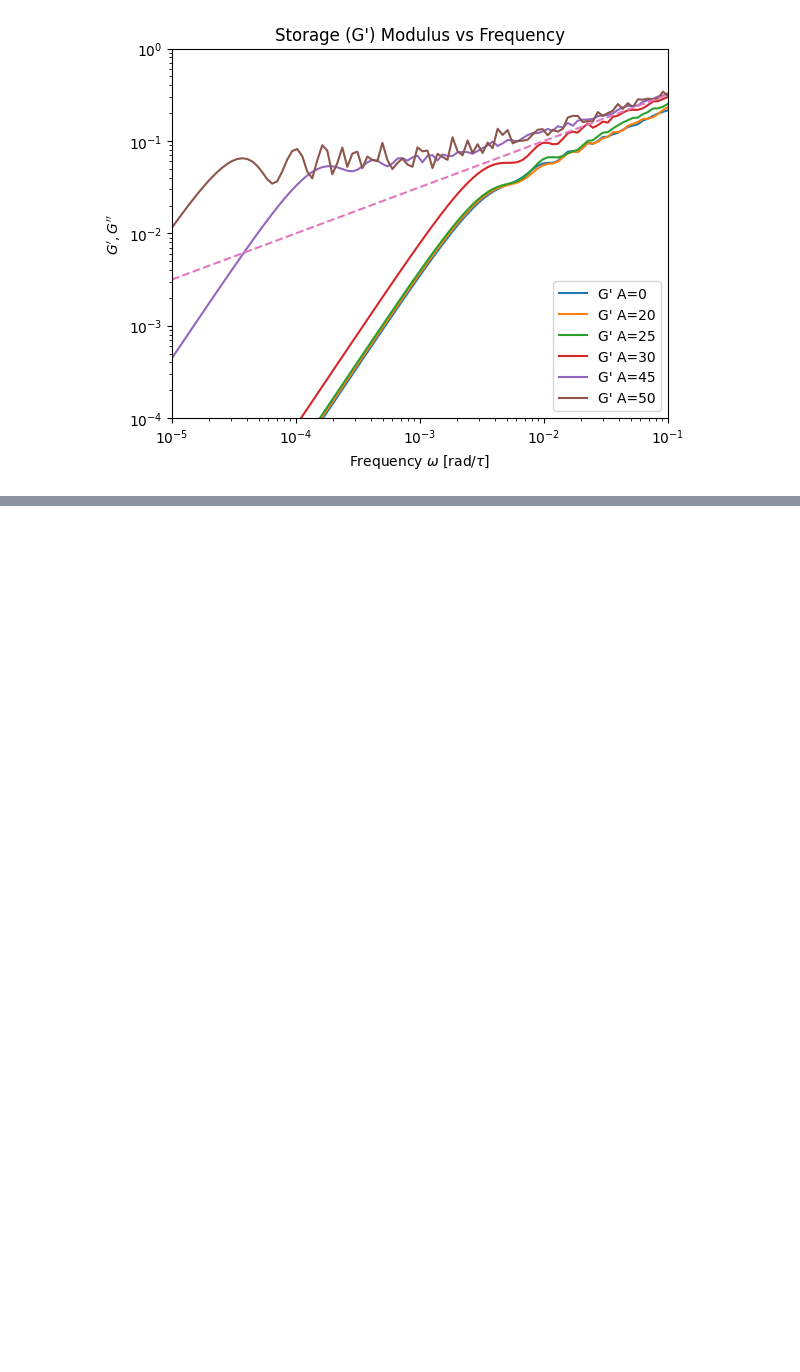
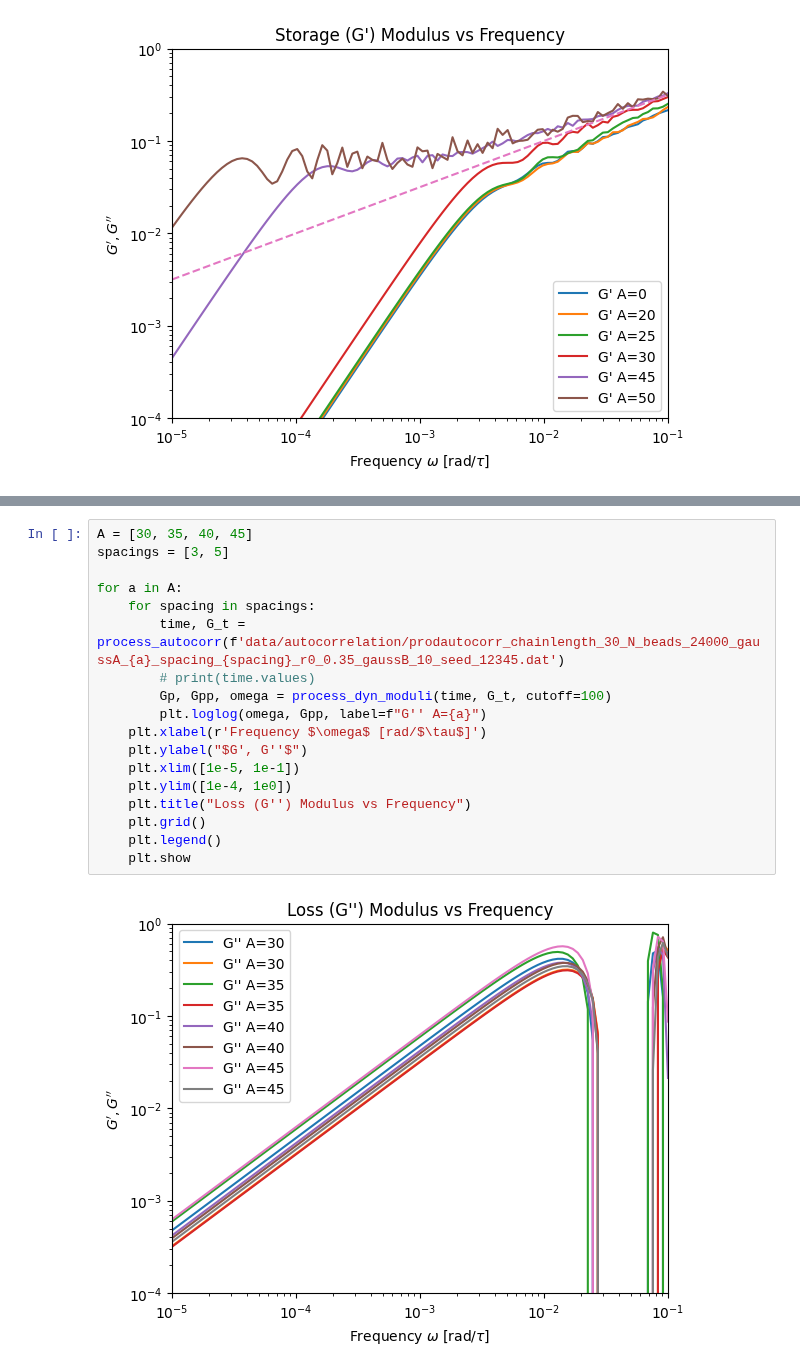
Before and after one commit to anotherbeaver/amine_polymers, a Jupyter notebook: storage_loss_moduli_N_30.ipynb, the cells around one changed output, grey strips where cells are left out. Cells and saved outputs as stored; diff of their text form; blank space fills up the shorter version.

```diff
--- a/storage_loss_moduli_N_30.ipynb
+++ b/storage_loss_moduli_N_30.ipynb
@@ -366,0 +360,20 @@ for a in A:
+# %%
+A = [30, 35, 40, 45]
+spacings = [3, 5]
+
+for a in A:
+    for spacing in spacings:
+        time, G_t = process_autocorr(f'data/autocorrelation/prodautocorr_chainlength_30_N_beads_24000_gaussA_{a}_spacing_{spacing}_r0_0.35_gaussB_10_seed_12345.dat')
+        # print(time.values)
+        Gp, Gpp, omega = process_dyn_moduli(time, G_t, cutoff=100)
+        plt.loglog(omega, Gpp, label=f"G'' A={a}")
+    plt.xlabel(r'Frequency $\omega$ [rad/$\tau$]')
+    plt.ylabel("$G', G''$")
+    plt.xlim([1e-5, 1e-1])
+    plt.ylim([1e-4, 1e0])
+    plt.title("Loss (G'') Modulus vs Frequency")
+    plt.grid()
+    plt.legend()
+    plt.show
+# %% [output]
+[figure, added]
```
Also changed, not shown: parts of 3 cells of this notebook.
